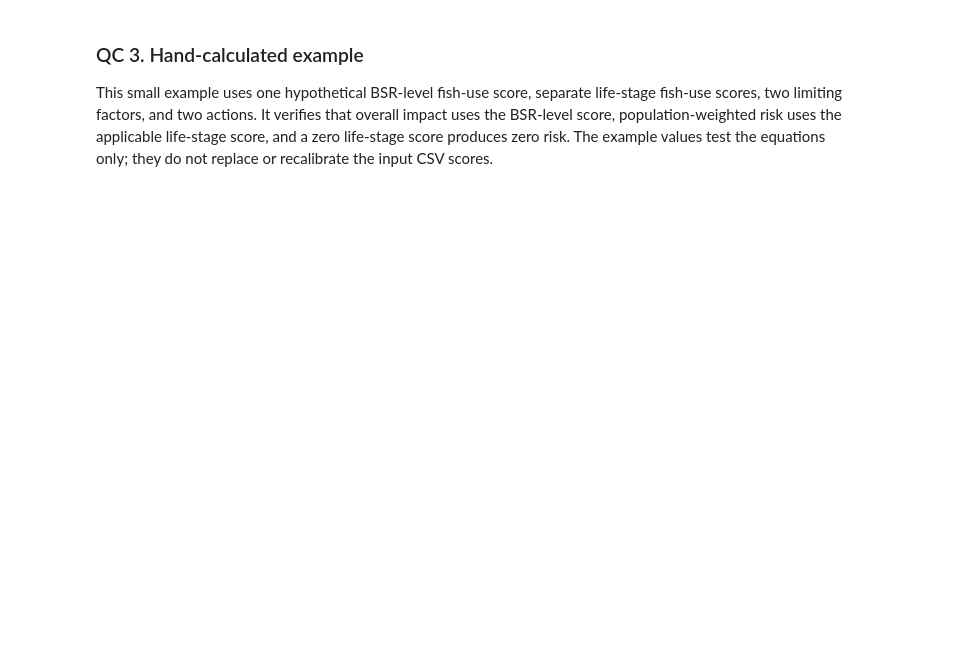
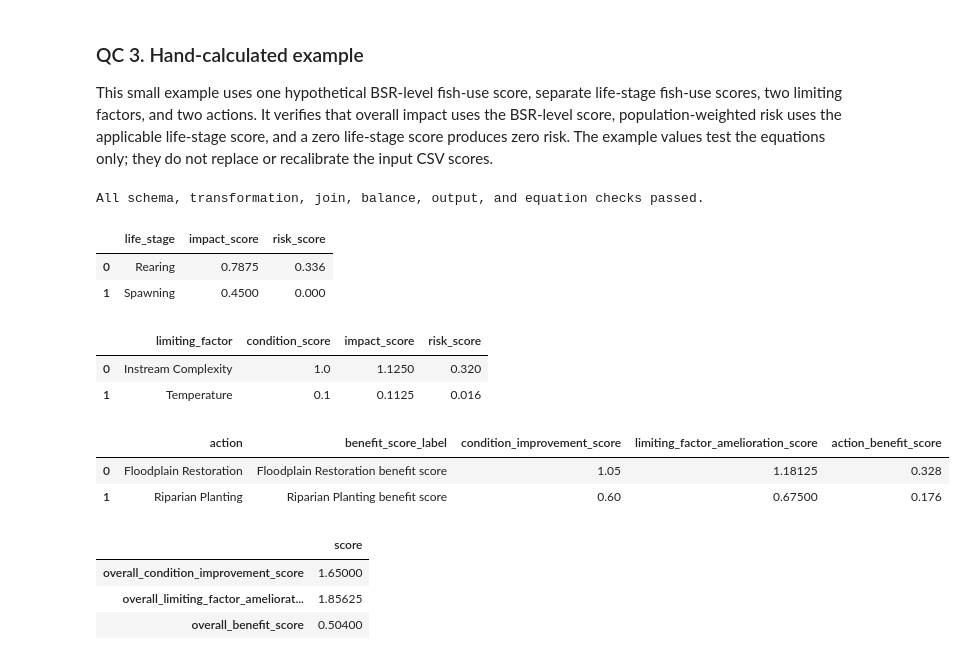
Before and after one commit to atdunwoody/atlas_lvl1-2_scoring_webapp, a Jupyter notebook: archive/atlas_integrated_scoring.ipynb, the cells around one changed output. Cells and saved outputs as stored; diff of their text form; code cells hidden in the pictures; blank space fills up the shorter version.

```diff
--- a/archive/atlas_integrated_scoring.ipynb
+++ b/archive/atlas_integrated_scoring.ipynb
@@ -1566,44 +1820,84 @@ for action in ["Floodplain Restoration", "Riparian Planting"]:
     test_actions.append(
         {
             "action": action,
+            "benefit_score_label": f"{action} benefit score",
             "condition_improvement_score": (
                 rows["condition_score"] * rows["weight"]
             ).sum(),
             "limiting_factor_amelioration_score": (
                 rows["impact_score"] * rows["weight"]
             ).sum(),
-            "overall_benefit_score": (
+            "action_benefit_score": (
                 rows["risk_score"] * rows["weight"]
             ).sum(),
         }
     )
 test_actions = pd.DataFrame(test_actions)
+
+test_overall_action_scores = pd.Series(
+    {
+        "overall_condition_improvement_score": (
+            test_actions["condition_improvement_score"].sum()
+        ),
+        "overall_limiting_factor_amelioration_score": (
+            test_actions["limiting_factor_amelioration_score"].sum()
+        ),
+        "overall_benefit_score": test_actions["action_benefit_score"].sum(),
+    }
+)
 
 expected_life = {
     "Spawning": (0.45, 0.00),
     "Rearing": (0.7875, 0.336),
 }
 for row in test_life.itertuples(index=False):
     expected_impact, expected_risk = expected_life[row.life_stage]
     assert np.isclose(row.impact_score, expected_impact)
     assert np.isclose(row.risk_score, expected_risk)
 
 assert test_grid["fish_use_score"].eq(test_fish_use_score).all()
 assert test_grid.loc[
     test_grid["LS_corrected_score"].eq(0), "risk_component"
 ].eq(0).all()
 assert np.isclose(test_lf["impact_score"].sum(), 1.2375)
 assert np.isclose(test_lf["risk_score"].sum(), 0.336)
 assert np.allclose(
     test_actions["condition_improvement_score"], [1.05, 0.60]
 )
 assert np.allclose(
     test_actions["limiting_factor_amelioration_score"], [1.18125, 0.675]
 )
-assert np.allclose(test_actions["overall_benefit_score"], [0.328, 0.176])
-assert np.isclose(test_actions["overall_benefit_score"].sum(), 0.504)
+assert np.allclose(test_actions["action_benefit_score"], [0.328, 0.176])
+assert np.isclose(
+    test_overall_action_scores["overall_condition_improvement_score"],
+    1.65,
+)
+assert np.isclose(
+    test_overall_action_scores["overall_limiting_factor_amelioration_score"],
+    1.85625,
+)
+assert np.isclose(
+    test_overall_action_scores["overall_benefit_score"],
+    0.504,
+)
 
 print("All schema, transformation, join, balance, output, and equation checks passed.")
 display(test_life)
 display(test_lf)
 display(test_actions)
+display(test_overall_action_scores.to_frame("score"))
+# %% [output]
+All schema, transformation, join, balance, output, and equation checks passed.
+|  | life_stage | impact_score | risk_score |
+| 0 | Rearing | 0.7875 | 0.336 |
+| 1 | Spawning | 0.4500 | 0.000 |
+|  | limiting_factor | condition_score | impact_score | risk_score |
+| 0 | Instream Complexity | 1.0 | 1.1250 | 0.320 |
+| 1 | Temperature | 0.1 | 0.1125 | 0.016 |
+|  | action | benefit_score_label | condition_improvement_score | limiting_factor_amelioration_score | action_benefit_score |
+| 0 | Floodplain Restoration | Floodplain Restoration benefit score | 1.05 | 1.18125 | 0.328 |
+| 1 | Riparian Planting | Riparian Planting benefit score | 0.60 | 0.67500 | 0.176 |
+|  | score |
+| overall_condition_improvement_score | 1.65000 |
+| overall_limiting_factor_ameliorat... | 1.85625 |
+| overall_benefit_score | 0.50400 |
```
Also changed, not shown: parts of 11 cells of this notebook, 14 other files.
